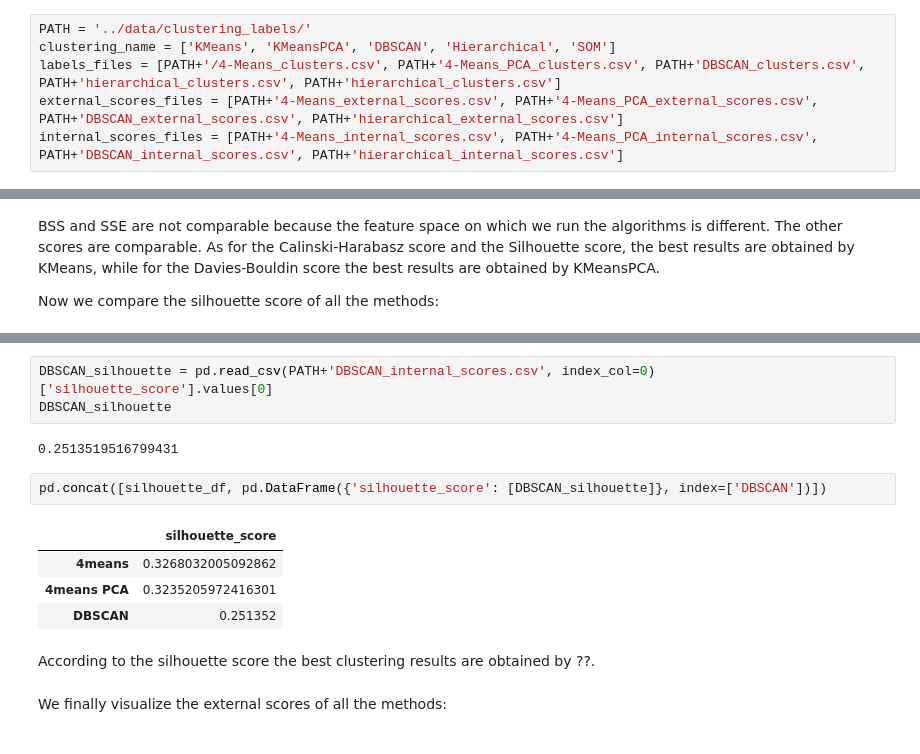
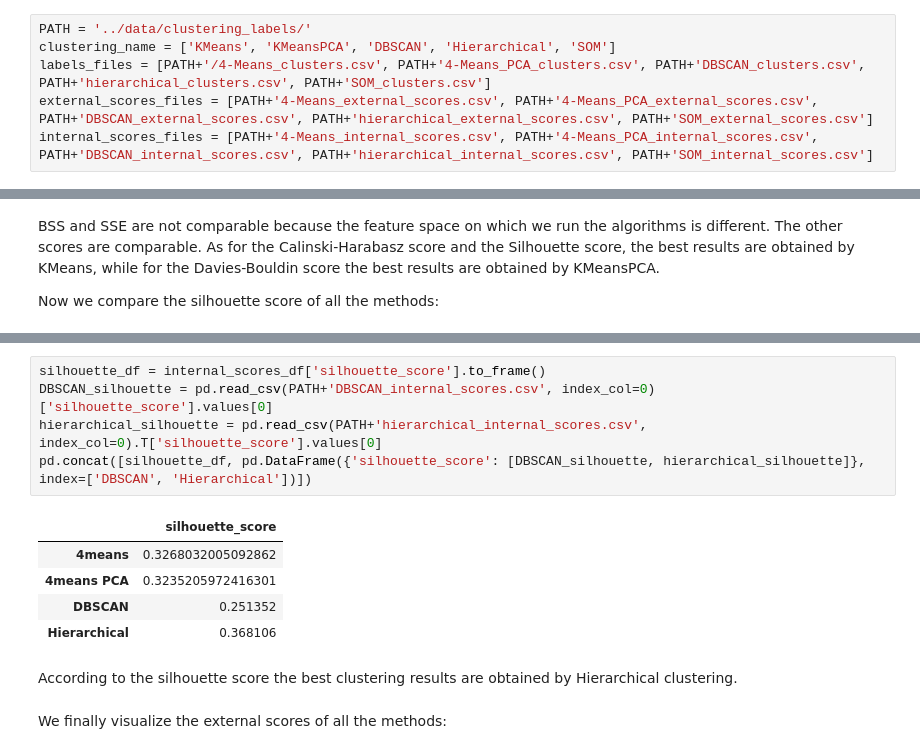
Before and after one commit to USA-Gun-Incidents/USA-gun-incidents, a Jupyter notebook: TASK_2/clustering_comparison.ipynb, the cells around one changed output, grey strips where cells are left out. Drawn from its saved outputs; the diff is of its cells as text.

```diff
--- a/TASK_2/clustering_comparison.ipynb
+++ b/TASK_2/clustering_comparison.ipynb
@@ -12,9 +12,9 @@ We define the paths to the saved clustering results:
 # %%
 PATH = '../data/clustering_labels/'
 clustering_name = ['KMeans', 'KMeansPCA', 'DBSCAN', 'Hierarchical', 'SOM']
-labels_files = [PATH+'/4-Means_clusters.csv', PATH+'4-Means_PCA_clusters.csv', PATH+'DBSCAN_clusters.csv', PATH+'hierarchical_clusters.csv', PATH+'hierarchical_clusters.csv']
-external_scores_files = [PATH+'4-Means_external_scores.csv', PATH+'4-Means_PCA_external_scores.csv', PATH+'DBSCAN_external_scores.csv', PATH+'hierarchical_external_scores.csv']
-internal_scores_files = [PATH+'4-Means_internal_scores.csv', PATH+'4-Means_PCA_internal_scores.csv', PATH+'DBSCAN_internal_scores.csv', PATH+'hierarchical_internal_scores.csv']
+labels_files = [PATH+'/4-Means_clusters.csv', PATH+'4-Means_PCA_clusters.csv', PATH+'DBSCAN_clusters.csv', PATH+'hierarchical_clusters.csv', PATH+'SOM_clusters.csv']
+external_scores_files = [PATH+'4-Means_external_scores.csv', PATH+'4-Means_PCA_external_scores.csv', PATH+'DBSCAN_external_scores.csv', PATH+'hierarchical_external_scores.csv', PATH+'SOM_external_scores.csv']
+internal_scores_files = [PATH+'4-Means_internal_scores.csv', PATH+'4-Means_PCA_internal_scores.csv', PATH+'DBSCAN_internal_scores.csv', PATH+'hierarchical_internal_scores.csv', PATH+'SOM_internal_scores.csv']
 # %% [markdown]
 We concatenate the clustering results into a single dataframe:
 # %%
@@ -64,17 +57,16 @@ silhouette_df
-# %%
-DBSCAN_silhouette = pd.read_csv(PATH+'DBSCAN_internal_scores.csv', index_col=0)['silhouette_score'].values[0]
-DBSCAN_silhouette
-# %% [output]
-0.2513519516799431
-# %%
-pd.concat([silhouette_df, pd.DataFrame({'silhouette_score': [DBSCAN_silhouette]}, index=['DBSCAN'])])
-# %% [output]
-|  | silhouette_score |
-| 4means | 0.3268032005092862 |
-| 4means PCA | 0.3235205972416301 |
-| DBSCAN | 0.251352 |
+# %%
+silhouette_df = internal_scores_df['silhouette_score'].to_frame()
+DBSCAN_silhouette = pd.read_csv(PATH+'DBSCAN_internal_scores.csv', index_col=0)['silhouette_score'].values[0]
+hierarchical_silhouette = pd.read_csv(PATH+'hierarchical_internal_scores.csv', index_col=0).T['silhouette_score'].values[0]
+pd.concat([silhouette_df, pd.DataFrame({'silhouette_score': [DBSCAN_silhouette, hierarchical_silhouette]}, index=['DBSCAN', 'Hierarchical'])])
+# %% [output]
+|  | silhouette_score |
+| 4means | 0.3268032005092862 |
+| 4means PCA | 0.3235205972416301 |
+| DBSCAN | 0.251352 |
+| Hierarchical | 0.368106 |
 # %% [markdown]
-According to the silhouette score the best clustering results are obtained by ??.
+According to the silhouette score the best clustering results are obtained by Hierarchical clustering.
 # %% [markdown]
 We finally visualize the external scores of all the methods:
 # %%
```
Also changed, not shown: parts of 2 cells of this notebook.
